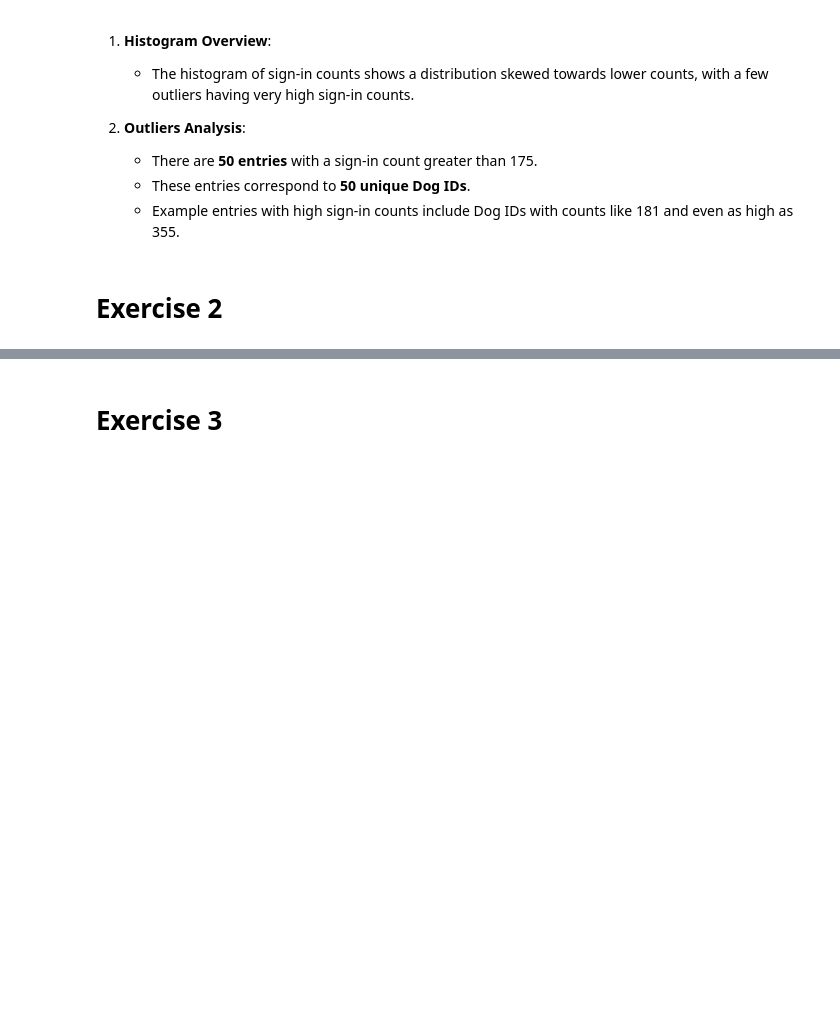
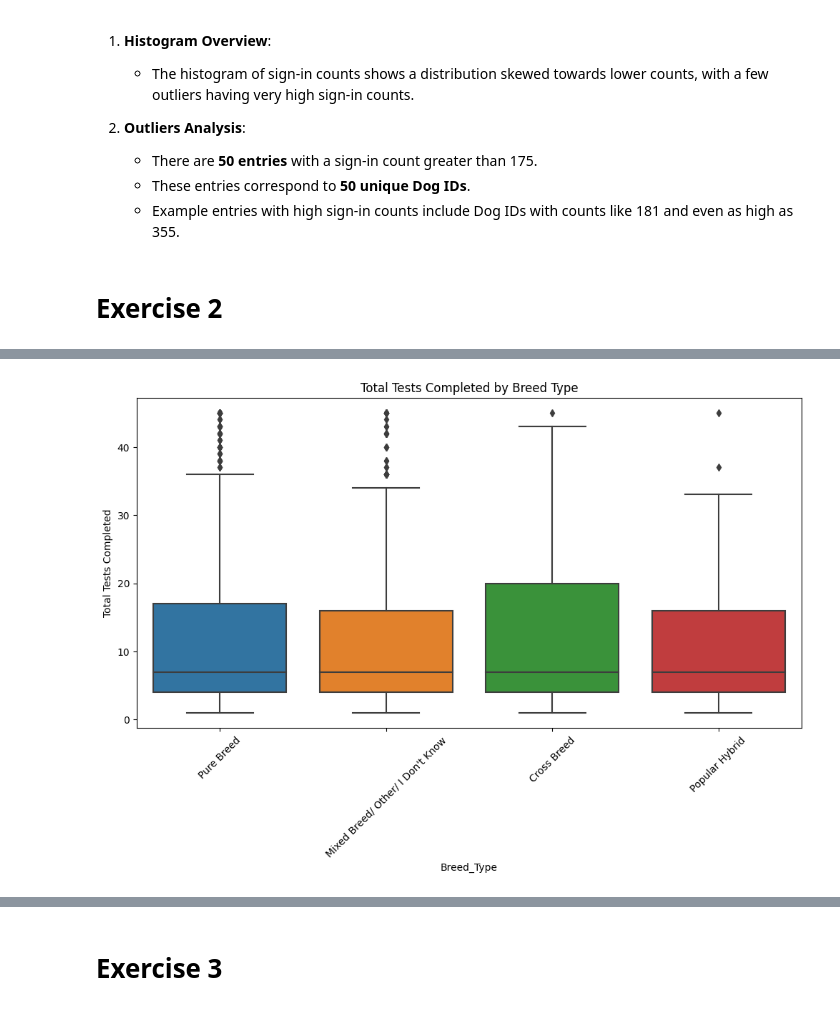
Before and after one commit to peyman886/Data_Visualization, a Jupyter notebook: HW4/Visualization_HW4.ipynb, the cells around one changed output, grey strips where cells are left out. Saved outputs shown, nothing was run; the diff lists cells and outputs as text; code cells hidden in the pictures; blank space fills up the shorter version.

```diff
--- a/HW4/Visualization_HW4.ipynb
+++ b/HW4/Visualization_HW4.ipynb
@@ -153,0 +169,9 @@ outlier_signins_count, outlier_dog_ids, outlier_signins[['Dog ID', 'Sign_in_Coun
+# %%
+# Visualization 1: Total Tests Completed vs Breed Type
+plt.figure(figsize=(12, 6))
+sns.boxplot(x='Breed_Type', y='Total Tests Completed', data=dognition_data)
+plt.title('Total Tests Completed by Breed Type')
+plt.xticks(rotation=45)
+plt.show()
+# %% [output]
+[figure, added]
```
Also changed, not shown: parts of 6 cells of this notebook.
